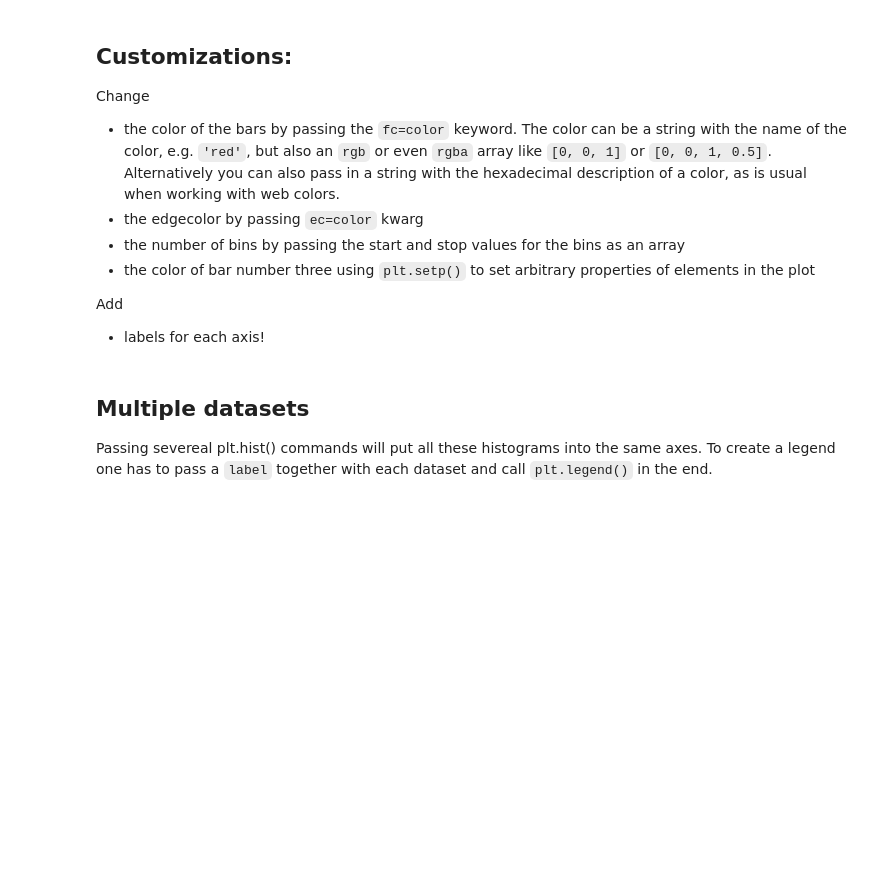
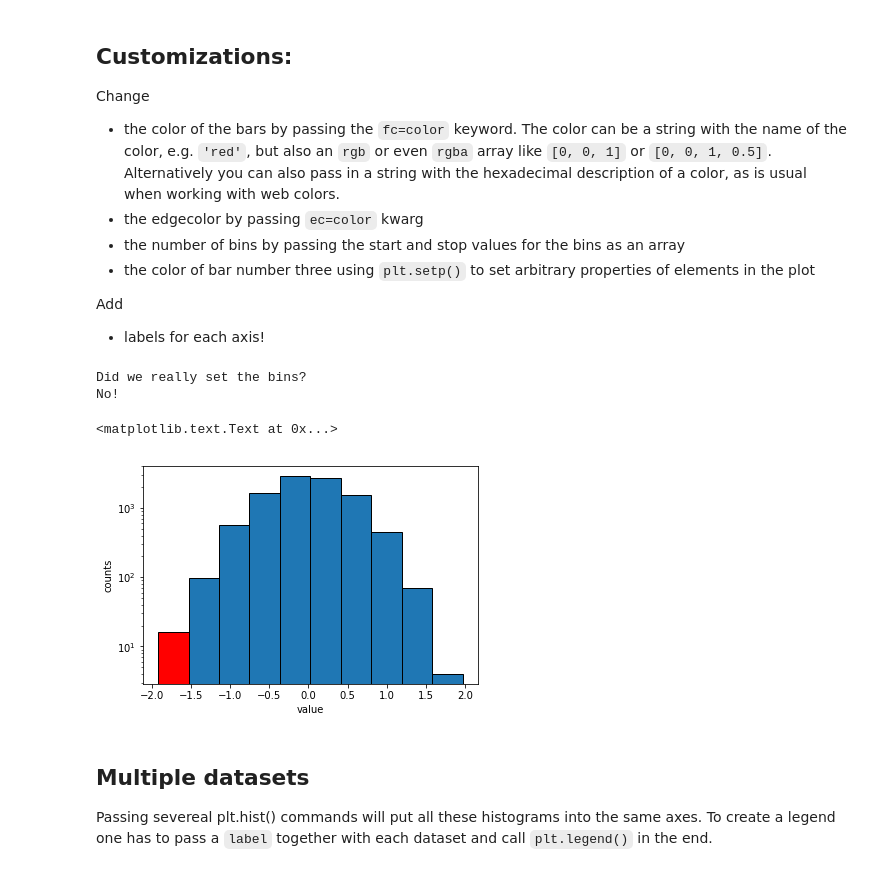
Before and after one commit to jhaux/matplotlib_et_al, a Jupyter notebook: 01 Getting Started.ipynb, the cells around one changed output. Drawn from its saved outputs; the diff is of its cells as text; code cells hidden in the pictures; blank space fills up the shorter version.

```diff
--- a/01 Getting Started.ipynb
+++ b/01 Getting Started.ipynb
@@ -99,22 +113,28 @@ Add
 # %%
 # Customizations via kwarg
 step = 0.2
 custom_bins = np.arange(-2-0.5*step, 2+0.5*step, step=step)
 facecolor = [0, 1, 0, 0.75]
 edgecolor='black'
 
 # Drawing the histogram
-counts, bins, patches = plt.hist(data)
+counts, bins, patches = plt.hist(data,
+                                ec=edgecolor)
 print 'Did we really set the bins?\n{}!'.format('Yes' if np.all(bins == custom_bins) else 'No')
 
 # Additional customizations after drawing
-
+plt.setp(patches[0], fc='red')
 # Adusting the layout
-plt.yscale('linear')
+plt.yscale('log')
 
 
 plt.xlabel('value')
 plt.ylabel('counts')
+# %% [output]
+Did we really set the bins?
+No!
+<matplotlib.text.Text at 0x...>
+[figure, added]
 # %% [markdown]
 ## Multiple datasets
 Passing severeal plt.hist() commands will put all these histograms into the same axes.
```
Also changed, not shown: parts of 3 cells of this notebook, 25 other files.
